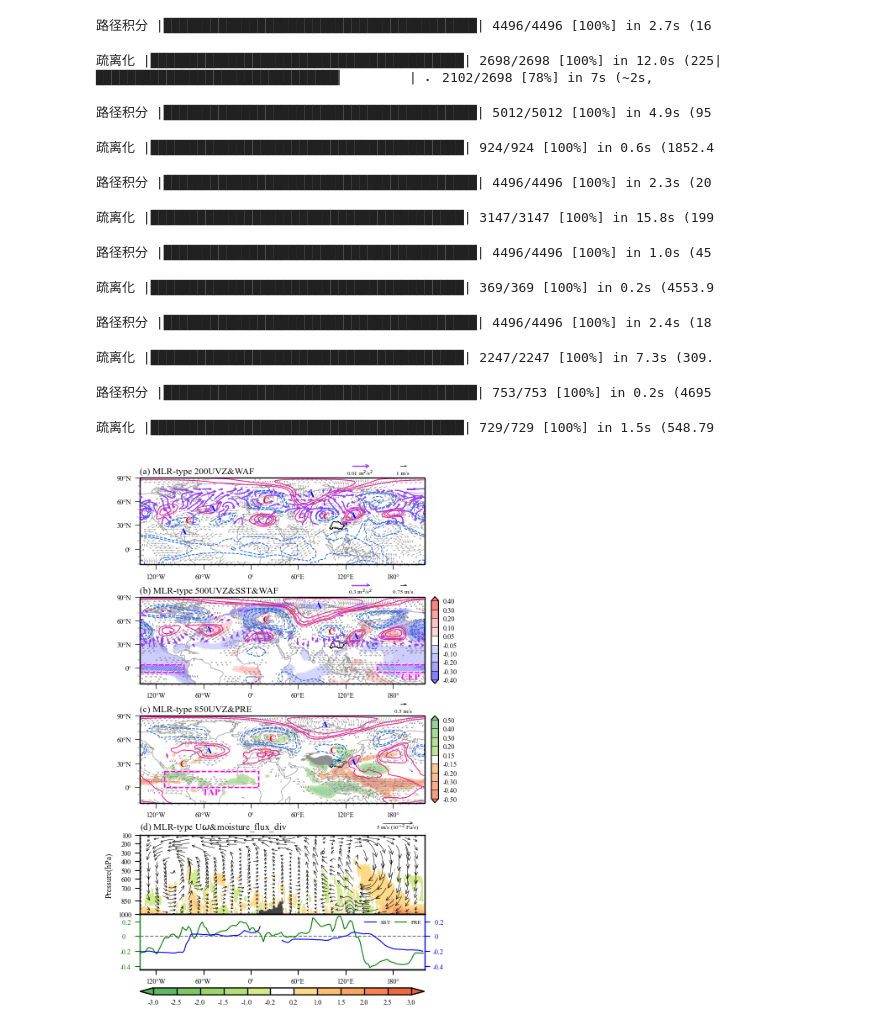
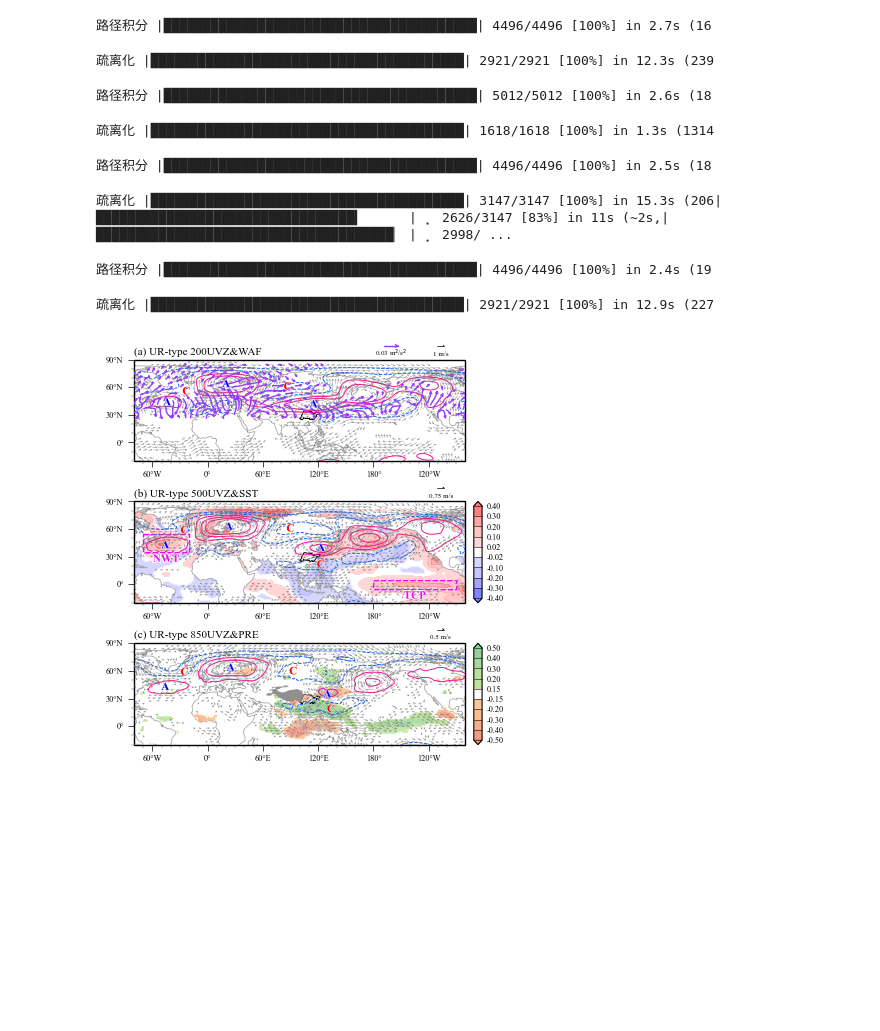
Before and after one commit to hhhopsong/work, a Jupyter notebook: Meteorological/p2/各空间型的异常要素场.ipynb, the cells around one changed output. Saved outputs shown, nothing was run; the diff lists cells and outputs as text; code cells hidden in the pictures; blank space fills up the shorter version.

```diff
--- a/Meteorological/p2/各空间型的异常要素场.ipynb
+++ b/Meteorological/p2/各空间型的异常要素场.ipynb
@@ -791,7 +791,7 @@ plt.rcParams['font.family'] = 'Times New Roman'
 # 绘图
 type_name = ['MLR-type', 'AR-type', 'UR-type']
 for ipic in tq.trange(len(K_type['type'])):
-    if ipic!=0: continue
+    if ipic!=2: continue
     p_th = r_test(62, 0.1) if ipic!=1 else r_test(61, 0.1)# 62为样本量，0.1为显著性水平
     if ipic == 0:
         fig = plt.figure(figsize=(10, 8.2))
@@ -847,11 +847,11 @@ for ipic in tq.trange(len(K_type['type'])):
     lev_z = np.array([-10, -8, -6, -4, -2, 2, 4, 6, 8, 10])
 
     if ipic==0:
-        z_high = ax1.contour(lon, corr_z['lat'], reg_z_/9.8, colors='#ff0090', levels=[4, 6,  8], linewidths=0.65, transform=ccrs.PlateCarree(central_longitude=0))
-        z_low = ax1.contour(lon, corr_z['lat'], reg_z_/9.8, colors='#005eff', levels=[-9, -6, -5], linewidths=0.65, transform=ccrs.PlateCarree(central_longitude=0), linestyles='--')
+        z_high = ax1.contour(lon, corr_z['lat'], reg_z_/9.8, colors='#ff0090', levels=[4, 8], linewidths=0.65, transform=ccrs.PlateCarree(central_longitude=0))
+        z_low = ax1.contour(lon, corr_z['lat'], reg_z_/9.8, colors='#005eff', levels=[-9, -5], linewidths=0.65, transform=ccrs.PlateCarree(central_longitude=0), linestyles='--')
     elif ipic==1:
-        z_high = ax1.contour(lon, corr_z['lat'], reg_z_/9.8, colors='#ff0090', levels=[10, 14], linewidths=0.65, transform=ccrs.PlateCarree(central_longitude=0))
-        z_low = ax1.contour(lon, corr_z['lat'], reg_z_/9.8, colors='#005eff', levels=[-3, -1, 0], linewidths=0.65, transform=ccrs.PlateCarree(central_longitude=0), linestyles='--')
+        z_high = ax1.contour(lon, corr_z['lat'], reg_z_/9.8, colors='#ff0090', levels=[10, 16], linewidths=0.65, transform=ccrs.PlateCarree(central_longitude=0))
+        z_low = ax1.contour(lon, corr_z['lat'], reg_z_/9.8, colors='#005eff', levels=[-3, -0.5], linewidths=0.65, transform=ccrs.PlateCarree(central_longitude=0), linestyles='--')
     elif ipic==2:
         z_high = ax1.contour(lon, corr_z['lat'], reg_z_/9.8, colors='#ff0090', levels=[ 4,  10], linewidths=0.65, transform=ccrs.PlateCarree(central_longitude=0))
         z_low = ax1.contour(lon, corr_z['lat'], reg_z_/9.8, colors='#005eff', levels=[-10, -4], linewidths=0.65, transform=ccrs.PlateCarree(central_longitude=0), linestyles='--')
@@ -925,13 +925,13 @@ for ipic in tq.trange(len(K_type['type'])):
     positive_values = corr_z['reg'].sel(type=ipic+1, level=500).data[corr_z['reg'].sel(type=ipic+1, level=500).data < 0]
     q_positive_ = np.round(np.percentile(positive_values, 30)/9.8) if positive_values.size > 0 else 0
     if ipic==0:
-        z_high = ax2.contour(corr_z['lon'], corr_z['lat'], corr_z['reg'].sel(type=ipic+1, level=500)/9.8, colors='#ff0090', levels=[ 2, 3, 5, 8], linewidths=0.65, transform=ccrs.PlateCarree(central_longitude=0))
-        z_low = ax2.contour(corr_z['lon'], corr_z['lat'], corr_z['reg'].sel(type=ipic+1, level=500)/9.8, colors='#005eff', levels=[-9, -6, -4, -3], linewidths=0.65, transform=ccrs.PlateCarree(central_longitude=0), linestyles='--')
+        z_high = ax2.contour(corr_z['lon'], corr_z['lat'], corr_z['reg'].sel(type=ipic+1, level=500)/9.8, colors='#ff0090', levels=[ 2, 7], linewidths=0.65, transform=ccrs.PlateCarree(central_longitude=0))
+        z_low = ax2.contour(corr_z['lon'], corr_z['lat'], corr_z['reg'].sel(type=ipic+1, level=500)/9.8, colors='#005eff', levels=[-7, -3], linewidths=0.65, transform=ccrs.PlateCarree(central_longitude=0), linestyles='--')
     elif ipic==1:
-        z_high = ax2.contour(corr_z['lon'], corr_z['lat'], corr_z['reg'].sel(type=ipic+1, level=500)/9.8, colors='#ff0090', levels=[4, 6, 8], linewidths=0.65, transform=ccrs.PlateCarree(central_longitude=0))
-        z_low = ax2.contour(corr_z['lon'], corr_z['lat'], corr_z['reg'].sel(type=ipic+1, level=500)/9.8, colors='#005eff', levels=[-4, -2, 0], linewidths=0.65, transform=ccrs.PlateCarree(central_longitude=0), linestyles='--')
+        z_high = ax2.contour(corr_z['lon'], corr_z['lat'], corr_z['reg'].sel(type=ipic+1, level=500)/9.8, colors='#ff0090', levels=[4, 8], linewidths=0.65, transform=ccrs.PlateCarree(central_longitude=0))
+        z_low = ax2.contour(corr_z['lon'], corr_z['lat'], corr_z['reg'].sel(type=ipic+1, level=500)/9.8, colors='#005eff', levels=[-4, 0], linewidths=0.65, transform=ccrs.PlateCarree(central_longitude=0), linestyles='--')
     elif ipic==2:
-        z_high = ax2.contour(corr_z['lon'], corr_z['lat'], corr_z['reg'].sel(type=ipic+1, level=500)/9.8, colors='#ff0090', levels=[2, 4, 6], linewidths=0.65, transform=ccrs.PlateCarree(central_longitude=0))
+        z_high = ax2.contour(corr_z['lon'], corr_z['lat'], corr_z['reg'].sel(type=ipic+1, level=500)/9.8, colors='#ff0090', levels=[2, 6, 10], linewidths=0.65, transform=ccrs.PlateCarree(central_longitude=0))
         z_low = ax2.contour(corr_z['lon'], corr_z['lat'], corr_z['reg'].sel(type=ipic+1, level=500)/9.8, colors='#005eff', levels=[-6, -2], linewidths=0.65, transform=ccrs.PlateCarree(central_longitude=0), linestyles='--')
 
     reg_sst_, lon = add_cyclic_point(corr_sst['reg'].sel(type=ipic+1), coord=corr_sst['lon'])
@@ -1013,14 +1013,14 @@ for ipic in tq.trange(len(K_type['type'])):
     positive_values = corr_z['reg'].sel(type=ipic+1, level=850).data[corr_z['reg'].sel(type=ipic+1, level=500).data < 0]
     q_positive_ = np.round(np.percentile(positive_values, 20)/9.8) if positive_values.size > 0 else 0
     if ipic==0:
-        z_high = ax3.contour(corr_z['lon'], corr_z['lat'], corr_z['reg'].sel(type=ipic+1, level=850)/9.8, colors='#ff0090', levels=[ 1, 2, 4], linewidths=0.65, transform=ccrs.PlateCarree(central_longitude=0))
-        z_low = ax3.contour(corr_z['lon'], corr_z['lat'], corr_z['reg'].sel(type=ipic+1, level=850)/9.8, colors='#005eff', levels=[-7, -4, -3], linewidths=0.65, transform=ccrs.PlateCarree(central_longitude=0), linestyles='--')
+        z_high = ax3.contour(corr_z['lon'], corr_z['lat'], corr_z['reg'].sel(type=ipic+1, level=850)/9.8, colors='#ff0090', levels=[ 1, 4], linewidths=0.65, transform=ccrs.PlateCarree(central_longitude=0))
+        z_low = ax3.contour(corr_z['lon'], corr_z['lat'], corr_z['reg'].sel(type=ipic+1, level=850)/9.8, colors='#005eff', levels=[-7, -3], linewidths=0.65, transform=ccrs.PlateCarree(central_longitude=0), linestyles='--')
     elif ipic==1:
-        z_high = ax3.contour(corr_z['lon'], corr_z['lat'], corr_z['reg'].sel(type=ipic+1, level=850)/9.8, colors='#ff0090', levels=[ 2, 3, 4], linewidths=0.65, transform=ccrs.PlateCarree(central_longitude=0))
-        z_low = ax3.contour(corr_z['lon'], corr_z['lat'], corr_z['reg'].sel(type=ipic+1, level=850)/9.8, colors='#005eff', levels=[-2, -1], linewidths=0.65, transform=ccrs.PlateCarree(central_longitude=0), linestyles='--')
+        z_high = ax3.contour(corr_z['lon'], corr_z['lat'], corr_z['reg'].sel(type=ipic+1, level=850)/9.8, colors='#ff0090', levels=[ 2, 4], linewidths=0.65, transform=ccrs.PlateCarree(central_longitude=0))
+        z_low = ax3.contour(corr_z['lon'], corr_z['lat'], corr_z['reg'].sel(type=ipic+1, level=850)/9.8, colors='#005eff', levels=[-3, -1], linewidths=0.65, transform=ccrs.PlateCarree(central_longitude=0), linestyles='--')
     elif ipic==2:
-        z_high = ax3.contour(corr_z['lon'], corr_z['lat'], corr_z['reg'].sel(type=ipic+1, level=850)/9.8, colors='#ff0090', levels=[ 1, 2, 5], linewidths=0.65, transform=ccrs.PlateCarree(central_longitude=0))
-        z_low = ax3.contour(corr_z['lon'], corr_z['lat'], corr_z['reg'].sel(type=ipic+1, level=850)/9.8, colors='#005eff', levels=[-6, -3, -2], linewidths=0.65, transform=ccrs.PlateCarree(central_longitude=0), linestyles='--')
+        z_high = ax3.contour(corr_z['lon'], corr_z['lat'], corr_z['reg'].sel(type=ipic+1, level=850)/9.8, colors='#ff0090', levels=[ 2, 6], linewidths=0.65, transform=ccrs.PlateCarree(central_longitude=0))
+        z_low = ax3.contour(corr_z['lon'], corr_z['lat'], corr_z['reg'].sel(type=ipic+1, level=850)/9.8, colors='#005eff', levels=[-6, -2], linewidths=0.65, transform=ccrs.PlateCarree(central_longitude=0), linestyles='--')
 
 
     # 显著性
@@ -1118,42 +1118,38 @@ for ipic in tq.trange(len(K_type['type'])):
         plot_text(ax3,  25, 63, 'A', 8, 'blue')
         plot_text(ax3,  93, 59, 'C', 8, 'red')
         plot_text(ax3, 130, 34, 'A', 8, 'blue')
         plot_text(ax3, 134, 18, 'C', 8, 'red')
 
 
 
     # 边框显示为黑色
     ax3.grid(False)
     for spine in ax3.spines.values():
         spine.set_edgecolor('black')
     # 色条
     ax3_colorbar = inset_axes(ax3, width="2.5%", height="100%", loc='lower left', bbox_to_anchor=(1.025, 0., 1, 1), bbox_transform=ax3.transAxes, borderpad=0)
     cb3 = plt.colorbar(pre, cax=ax3_colorbar, orientation='vertical', drawedges=True)
     cb3.outline.set_edgecolor('black')  # 将colorbar边框调为黑色
     cb3.dividers.set_color('black') # 将colorbar内间隔线调为黑色
     cb3.locator = ticker.FixedLocator(lev_pre)
     cb3.set_ticklabels([str(f'{lev:.2f}') for lev in lev_pre])
     cb3.ax.tick_params(length=0, labelsize=6)  # length为刻度线的长度
     if ipic == 0:
         ddata = prepare_d_panel_data(PYFILE, DATA, K_type, type_id=1)
         cax_d = fig.add_axes([0.196, 0.13, 0.64, 0.01])
         add_d_panel(fig, gs[3], cax_d, ddata, ref_ax=ax3)
 
 
     plt.savefig(fr'{PYFILE}/p2/pic/各空间型异常环流场{ipic}.pdf', bbox_inches='tight')
     plt.savefig(fr'{PYFILE}/p2/pic/各空间型异常环流场{ipic}.png', bbox_inches='tight', dpi=600)
     plt.show()
 # %% [output]
 路径积分 |████████████████████████████████████████| 4496/4496 [100%] in 2.7s (16
-疏离化 |████████████████████████████████████████| 2698/2698 [100%] in 12.0s (225|███████████████████████████████▏        | ⠄ 2102/2698 [78%] in 7s (~2s,
+疏离化 |████████████████████████████████████████| 2921/2921 [100%] in 12.3s (239
-路径积分 |████████████████████████████████████████| 5012/5012 [100%] in 4.9s (95
+路径积分 |████████████████████████████████████████| 5012/5012 [100%] in 2.6s (18
-疏离化 |████████████████████████████████████████| 924/924 [100%] in 0.6s (1852.4
+疏离化 |████████████████████████████████████████| 1618/1618 [100%] in 1.3s (1314
-路径积分 |████████████████████████████████████████| 4496/4496 [100%] in 2.3s (20
+路径积分 |████████████████████████████████████████| 4496/4496 [100%] in 2.5s (18
-疏离化 |████████████████████████████████████████| 3147/3147 [100%] in 15.8s (199
+疏离化 |████████████████████████████████████████| 3147/3147 [100%] in 15.3s (206|█████████████████████████████████▍      | ⡀ 2626/3147 [83%] in 11s (~2s,|██████████████████████████████████████▏ | ⡀ 2998/ ...
-路径积分 |████████████████████████████████████████| 4496/4496 [100%] in 1.0s (45
+路径积分 |████████████████████████████████████████| 4496/4496 [100%] in 2.4s (19
-疏离化 |████████████████████████████████████████| 369/369 [100%] in 0.2s (4553.9
+疏离化 |████████████████████████████████████████| 2921/2921 [100%] in 12.9s (227
-路径积分 |████████████████████████████████████████| 4496/4496 [100%] in 2.4s (18
-疏离化 |████████████████████████████████████████| 2247/2247 [100%] in 7.3s (309.
-路径积分 |████████████████████████████████████████| 753/753 [100%] in 0.2s (4695
-疏离化 |████████████████████████████████████████| 729/729 [100%] in 1.5s (548.79
-[figure, old version]
+[figure, new version]
```
Also changed, not shown: 2 other files.
